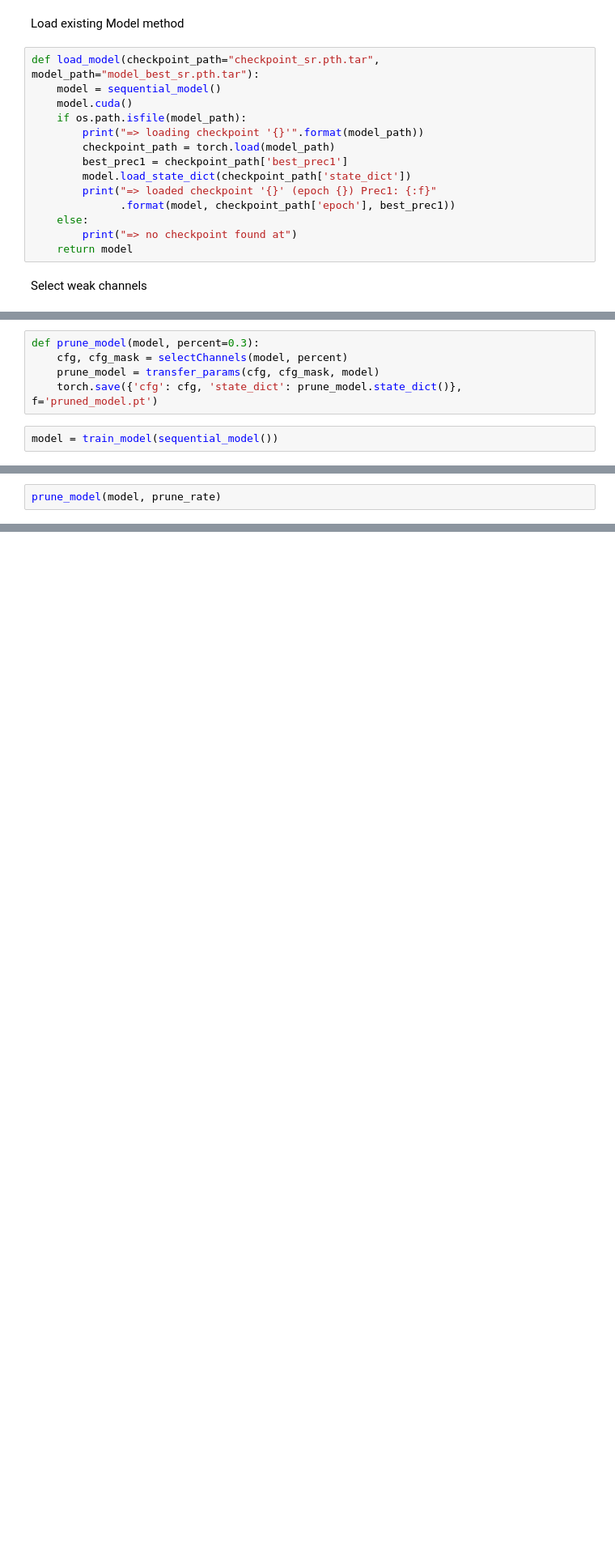
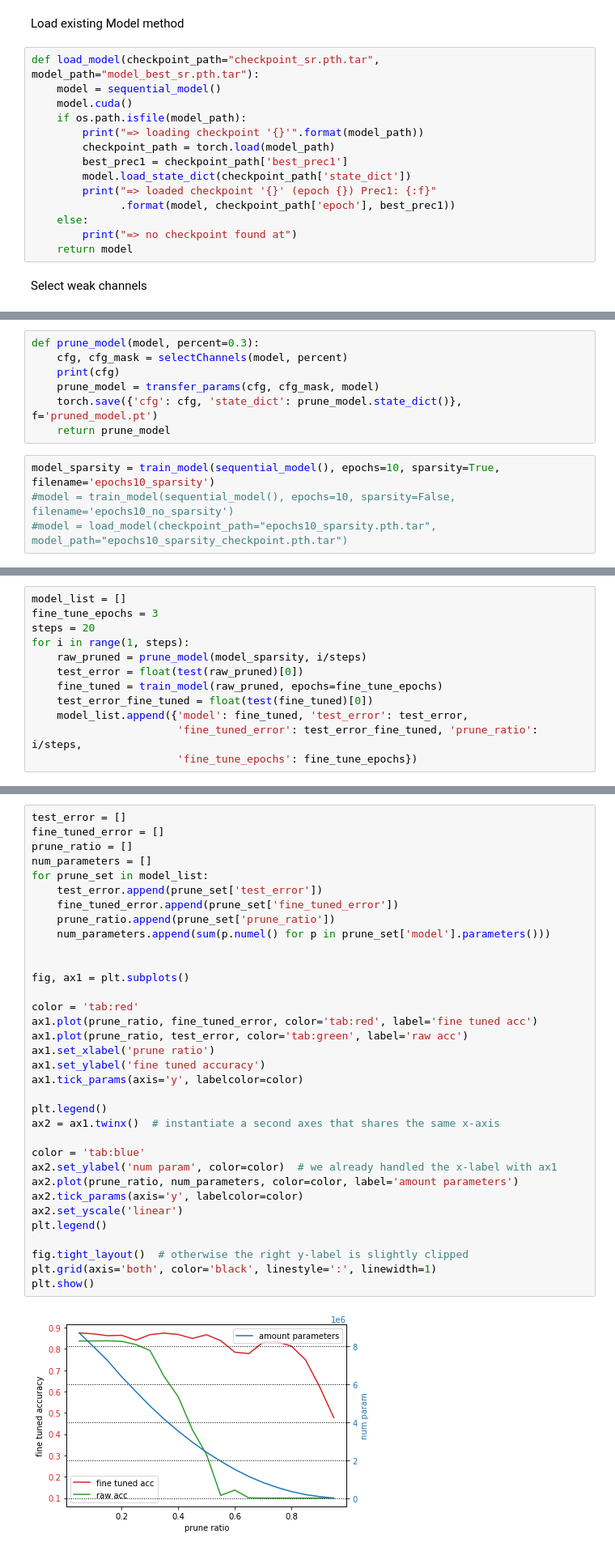
Before and after one commit to 1337Eddy/BirdRecognitionPruning, a Jupyter notebook: VGG16_CIFAR10.ipynb, the cells around one changed output, grey strips where cells are left out. Shown at 81% size. Cells and saved outputs as stored; diff of their text form; blank space fills up the shorter version.

Commit message:
fixed problem with zero channel when pruning and plot model for different pruning ratios

```diff
--- a/VGG16_CIFAR10.ipynb
+++ b/VGG16_CIFAR10.ipynb
@@ -254,8 +297,12 @@ Prune trained model
 # %%
 def prune_model(model, percent=0.3):
     cfg, cfg_mask = selectChannels(model, percent)
+    print(cfg)
     prune_model = transfer_params(cfg, cfg_mask, model)
     torch.save({'cfg': cfg, 'state_dict': prune_model.state_dict()}, f='pruned_model.pt')
+    return prune_model
 # %%
-model = train_model(sequential_model())
+model_sparsity = train_model(sequential_model(), epochs=10, sparsity=True, filename='epochs10_sparsity')
+#model = train_model(sequential_model(), epochs=10, sparsity=False, filename='epochs10_no_sparsity')
+#model = load_model(checkpoint_path="epochs10_sparsity.pth.tar", model_path="epochs10_sparsity_checkpoint.pth.tar")
 # %% [output]
@@ -284,3 +332,13 @@ Test set: Average loss: 0.0451, Accuracy: 8527/10000 (85.3%)
 # %%
-prune_model(model, prune_rate)
+model_list = []
+fine_tune_epochs = 3
+steps = 20
+for i in range(1, steps):
+    raw_pruned = prune_model(model_sparsity, i/steps)
+    test_error = float(test(raw_pruned)[0])
+    fine_tuned = train_model(raw_pruned, epochs=fine_tune_epochs)
+    test_error_fine_tuned = float(test(fine_tuned)[0])
+    model_list.append({'model': fine_tuned, 'test_error': test_error,
+                       'fine_tuned_error': test_error_fine_tuned, 'prune_ratio': i/steps,
+                       'fine_tune_epochs': fine_tune_epochs})
 # %% [output]
@@ -303,0 +362,36 @@ In shape: 151 Out shape:3
+# %%
+test_error = []
+fine_tuned_error = []
+prune_ratio = []
+num_parameters = []
+for prune_set in model_list:
+    test_error.append(prune_set['test_error'])
+    fine_tuned_error.append(prune_set['fine_tuned_error'])
+    prune_ratio.append(prune_set['prune_ratio'])
+    num_parameters.append(sum(p.numel() for p in prune_set['model'].parameters()))
+
+
+fig, ax1 = plt.subplots()
+
+color = 'tab:red'
+ax1.plot(prune_ratio, fine_tuned_error, color='tab:red', label='fine tuned acc')
+ax1.plot(prune_ratio, test_error, color='tab:green', label='raw acc')
+ax1.set_xlabel('prune ratio')
+ax1.set_ylabel('fine tuned accuracy')
+ax1.tick_params(axis='y', labelcolor=color)
+
+plt.legend()
+ax2 = ax1.twinx()  # instantiate a second axes that shares the same x-axis
+
+color = 'tab:blue'
+ax2.set_ylabel('num param', color=color)  # we already handled the x-label with ax1
+ax2.plot(prune_ratio, num_parameters, color=color, label='amount parameters')
+ax2.tick_params(axis='y', labelcolor=color)
+ax2.set_yscale('linear')
+plt.legend()
+
+fig.tight_layout()  # otherwise the right y-label is slightly clipped
+plt.grid(axis='both', color='black', linestyle=':', linewidth=1)
+plt.show()
+# %% [output]
+[figure, added]
```
Also changed, not shown: parts of 17 cells of this notebook.
